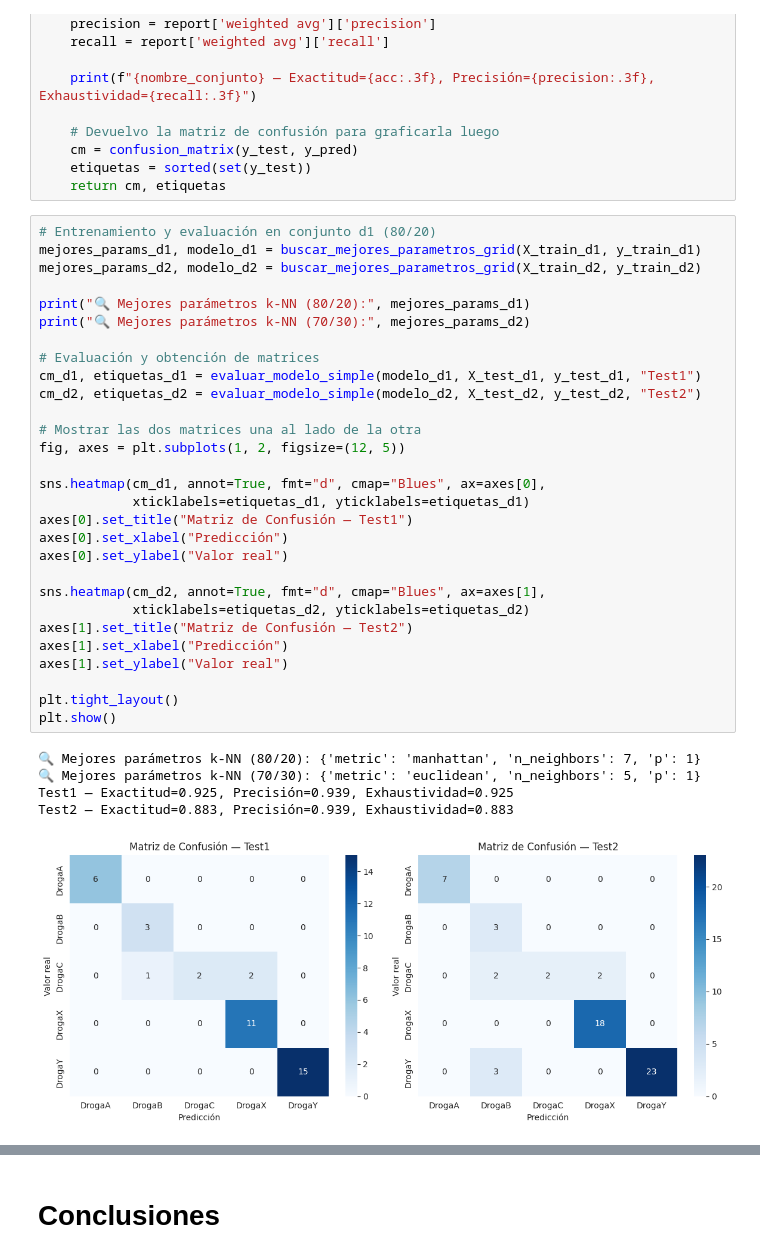
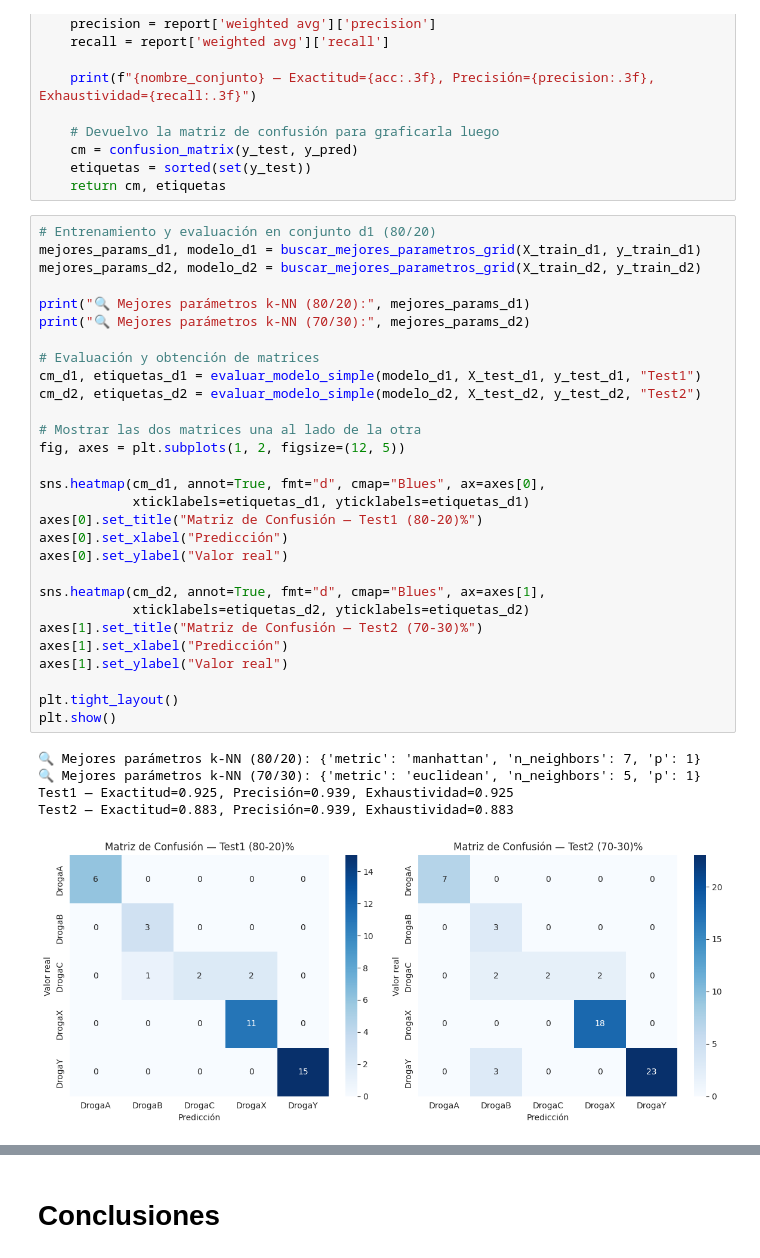
Before and after one commit to Kabarou/TP2_Mineria, a Jupyter notebook: Mineria_TP2.ipynb, the cells around one changed output, grey strips where cells are left out. Cells and saved outputs as stored; diff of their text form.

```diff
--- a/tp2_mineria.ipynb
+++ b/Mineria_TP2.ipynb
@@ -846,33 +831,33 @@ def evaluar_modelo_simple(modelo, X_test, y_test, nombre_conjunto):
 mejores_params_d1, modelo_d1 = buscar_mejores_parametros_grid(X_train_d1, y_train_d1)
 mejores_params_d2, modelo_d2 = buscar_mejores_parametros_grid(X_train_d2, y_train_d2)
 
 print("🔍 Mejores parámetros k-NN (80/20):", mejores_params_d1)
 print("🔍 Mejores parámetros k-NN (70/30):", mejores_params_d2)
 
 # Evaluación y obtención de matrices
 cm_d1, etiquetas_d1 = evaluar_modelo_simple(modelo_d1, X_test_d1, y_test_d1, "Test1")
 cm_d2, etiquetas_d2 = evaluar_modelo_simple(modelo_d2, X_test_d2, y_test_d2, "Test2")
 
 # Mostrar las dos matrices una al lado de la otra
 fig, axes = plt.subplots(1, 2, figsize=(12, 5))
 
 sns.heatmap(cm_d1, annot=True, fmt="d", cmap="Blues", ax=axes[0],
             xticklabels=etiquetas_d1, yticklabels=etiquetas_d1)
-axes[0].set_title("Matriz de Confusión — Test1")
+axes[0].set_title("Matriz de Confusión — Test1 (80-20)%")
 axes[0].set_xlabel("Predicción")
 axes[0].set_ylabel("Valor real")
 
 sns.heatmap(cm_d2, annot=True, fmt="d", cmap="Blues", ax=axes[1],
             xticklabels=etiquetas_d2, yticklabels=etiquetas_d2)
-axes[1].set_title("Matriz de Confusión — Test2")
+axes[1].set_title("Matriz de Confusión — Test2 (70-30)%")
 axes[1].set_xlabel("Predicción")
 axes[1].set_ylabel("Valor real")
 
 plt.tight_layout()
 plt.show()
 # %% [output]
 🔍 Mejores parámetros k-NN (80/20): {'metric': 'manhattan', 'n_neighbors': 7, 'p': 1}
 🔍 Mejores parámetros k-NN (70/30): {'metric': 'euclidean', 'n_neighbors': 5, 'p': 1}
 Test1 — Exactitud=0.925, Precisión=0.939, Exhaustividad=0.925
 Test2 — Exactitud=0.883, Precisión=0.939, Exhaustividad=0.883
-[figure, old version]
+[figure, new version]
```
Also changed, not shown: parts of 5 cells of this notebook.
